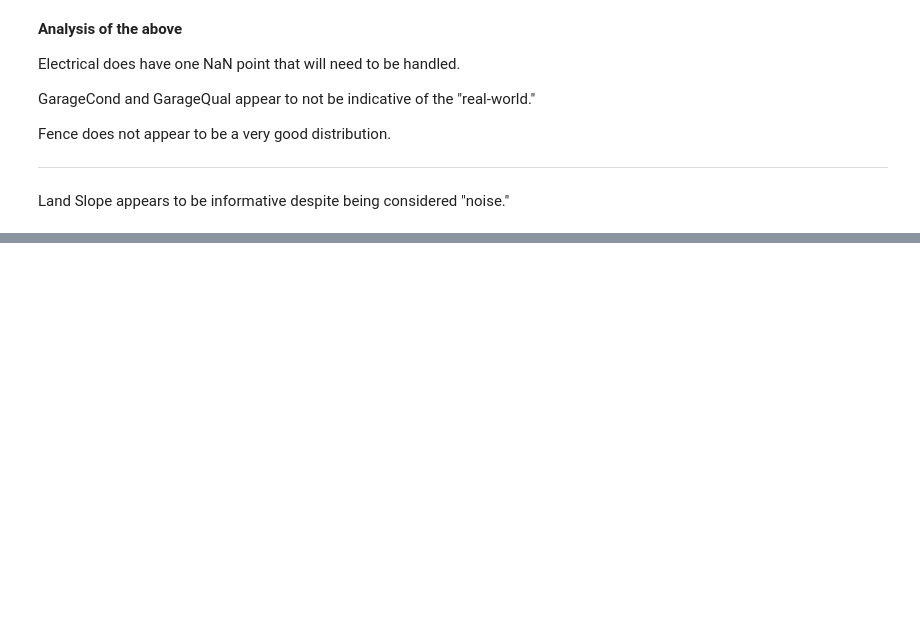
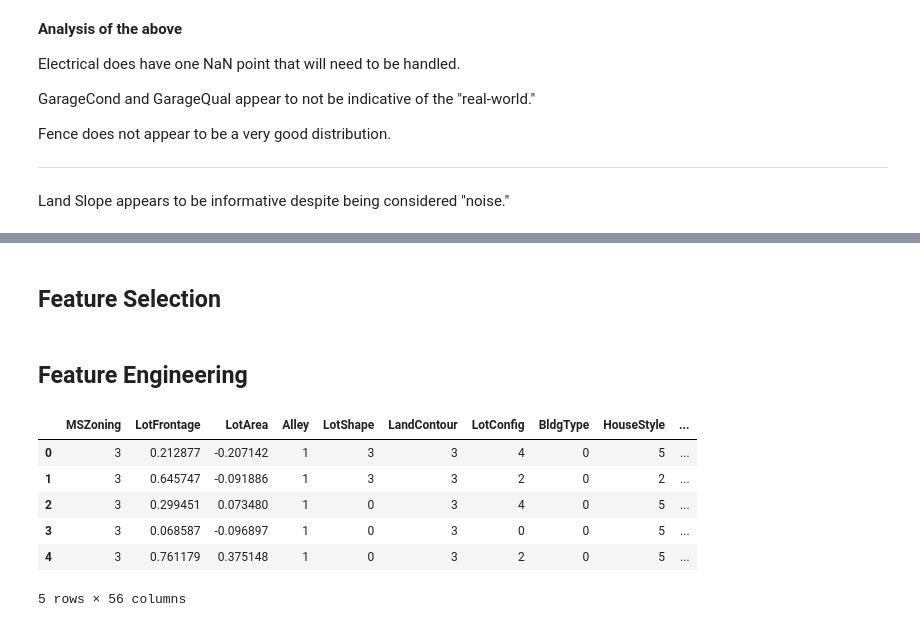
Before and after one commit to Isaac-Gregory/House-Pricing-SWD, a Jupyter notebook: housepricing_noiseanalysis.ipynb, the cells around one changed output, grey strips where cells are left out. Saved outputs shown, nothing was run; the diff lists cells and outputs as text; code cells hidden in the pictures; blank space fills up the shorter version.

```diff
--- a/housepricing_noiseanalysis.ipynb
+++ b/housepricing_noiseanalysis.ipynb
@@ -439,0 +431,2 @@ for col1 in num_cols:
+# %% [markdown]
+## Feature Selection
@@ -439,0 +447,2 @@ for col1 in num_cols:
+# %% [markdown]
+## Feature Engineering
@@ -439,0 +453,31 @@ for col1 in num_cols:
+# %%
+# Split numerical and categorical features
+cat_cols = data_copy.select_dtypes(include=['object']).columns.tolist()
+num_cols = data_copy.select_dtypes(include=['number']).columns.tolist()
+
+# Encode categorical features using LabelEncoder
+encoded_data = cp.deepcopy(data_copy)
+encoder_list = {}
+for col in cat_cols:
+  encoder = LabelEncoder()
+  encoded_data[col] = encoder.fit_transform(encoded_data[col])
+  encoder_list[col] = encoder
+
+# Normalize numerical features
+scaler = StandardScaler()
+num_cols_norm = scaler.fit_transform(encoded_data[num_cols])
+num_df = pd.DataFrame(num_cols_norm, columns=num_cols)
+
+# Replace the original numerical columns with normalized ones
+for col in num_cols:
+  encoded_data[col] = num_df[col]
+# %%
+encoded_data.head()
+# %% [output]
+|  | MSZoning | LotFrontage | LotArea | Alley | LotShape | LandContour | LotConfig | BldgType | HouseStyle | ... |
+| 0 | 3 | 0.212877 | -0.207142 | 1 | 3 | 3 | 4 | 0 | 5 | ... |
+| 1 | 3 | 0.645747 | -0.091886 | 1 | 3 | 3 | 2 | 0 | 2 | ... |
+| 2 | 3 | 0.299451 | 0.073480 | 1 | 0 | 3 | 4 | 0 | 5 | ... |
+| 3 | 3 | 0.068587 | -0.096897 | 1 | 0 | 3 | 0 | 0 | 5 | ... |
+| 4 | 3 | 0.761179 | 0.375148 | 1 | 0 | 3 | 2 | 0 | 5 | ... |
+5 rows × 56 columns
```
Also changed, not shown: parts of 24 cells of this notebook.
